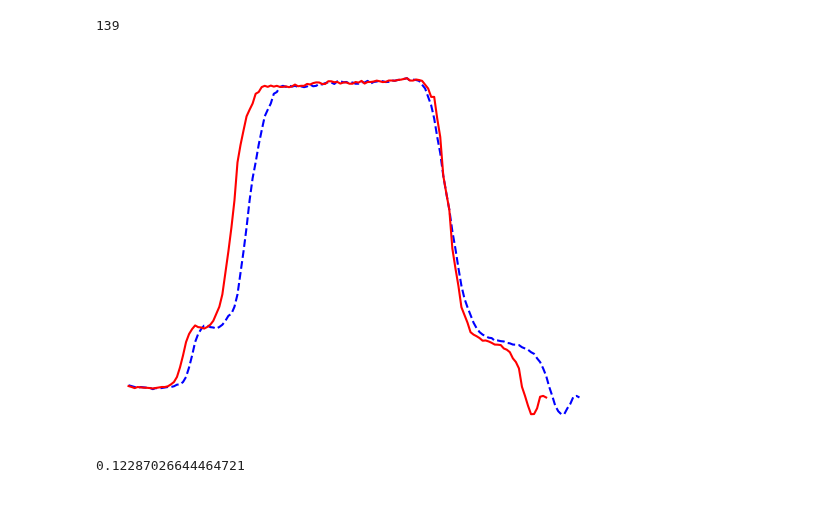
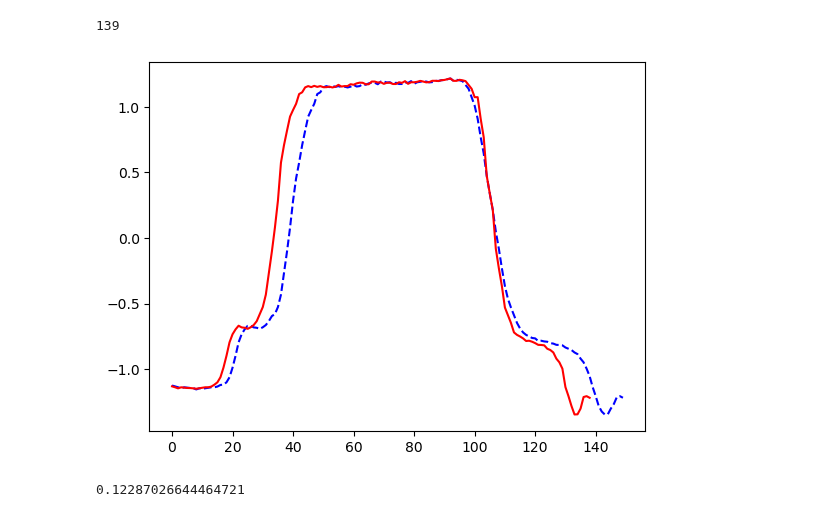
Before and after one commit to cyuab/k-scaling-factor-dtw, a Jupyter notebook: code/main.ipynb, the cells around one changed output. Saved outputs shown, nothing was run; the diff lists cells and outputs as text; code cells hidden in the pictures.

```diff
--- a/code/main.ipynb
+++ b/code/main.ipynb
@@ -759,10 +802,10 @@ len(Q_scaled)
 # %%
 plt.plot(Q, color="blue", linestyle='--')
 plt.plot(Q_scaled, color="red")
-plt.axis('off')
+# plt.axis('off')
 plt.show()
 # %% [output]
-[figure, old version]
+[figure, new version]
 # %%
 pyts_dtw(Q_scaled[0:44], X_test[0][:50], method='sakoechiba', options={'window_size': 1})
 # %% [output]
```
Also changed, not shown: parts of 15 cells of this notebook, 6 other files.
